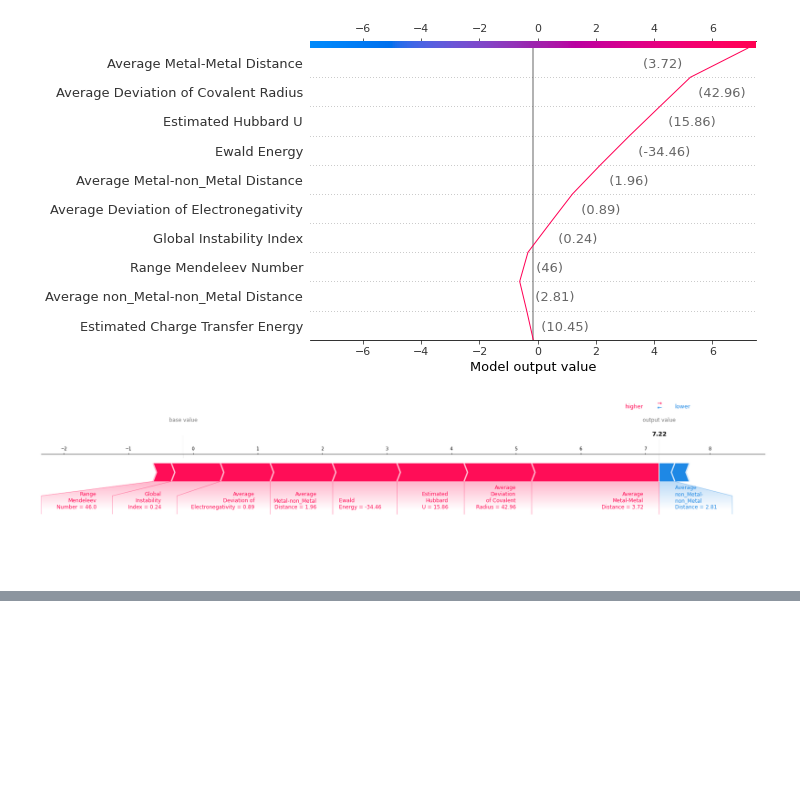
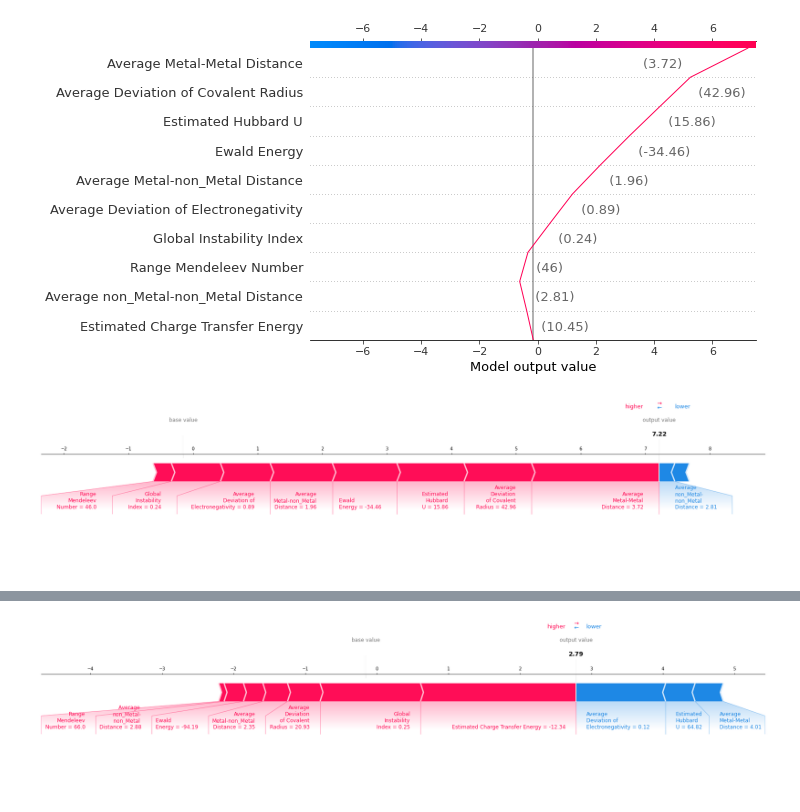
Before and after one commit to rpw199912j/mit_model_code, a Jupyter notebook: notebooks/shap_analysis.ipynb, the cells around one changed output, grey strips where cells are left out. Cells and saved outputs as stored; diff of their text form; code cells hidden in the pictures; blank space fills up the shorter version.

```diff
--- a/notebooks/shap_analysis.ipynb
+++ b/notebooks/shap_analysis.ipynb
@@ -323,0 +362,4 @@ LuNiO3_shap
+# %%
+PrRu4P12 = df_reduced.loc[df_reduced.Compound == "Pr(P3Ru)4"]
+PrRu4P12_index = PrRu4P12.index.to_list()[0]
+PrRu4P12
@@ -323,0 +369,27 @@ LuNiO3_shap
+# %%
+ind = PrRu4P12_index
+PrRu4P12_shap = shap.force_plot(
+    explainer.expected_value,
+    shap_values[ind],
+    x.round(2).iloc[ind],
+    matplotlib=True,
+    show=False,
+    out_names="output value",
+    figsize=(30, 5),
+    feature_names=["Global\nInstability\nIndex",
+                   "Estimated\nHubbard\nU",
+                   "Estimated Charge Transfer Energy",
+                   "Ewald                \nEnergy",
+                   "Average\nDeviation of\nElectronegativity",
+                   "Range\nMendeleev\nNumber",
+                   "Average\nDeviation\nof Covalent\nRadius",
+                   "Average\nMetal-Metal\nDistance",
+                   "Average\nMetal-non_Metal\nDistance",
+                   "Average \nnon_Metal-\nnon_Metal \nDistance"
+                  ],
+    contribution_threshold=0.01
+    )
+
+if SAVE_PLOT: PrRu4P12_shap.savefig("../plots/PrRu4P12_shap.pdf", dpi=300, bbox_inches="tight")
+# %% [output]
+[figure, added]
```
Also changed, not shown: parts of 6 cells of this notebook, 6 other files.
